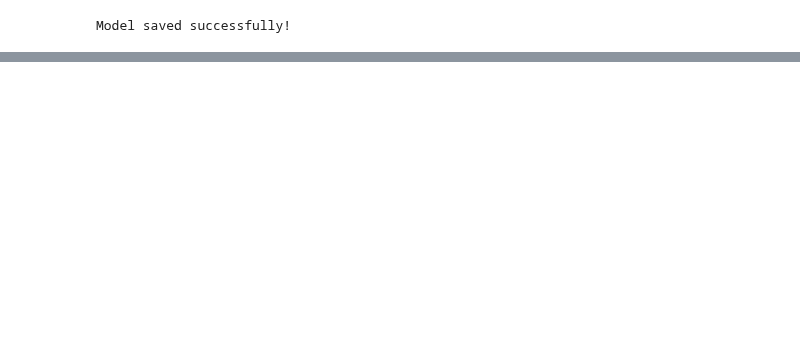
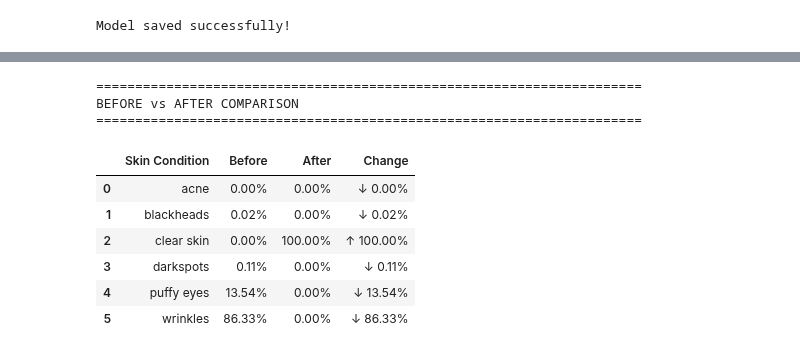
Before and after one commit to springboardmentor443m-coder/AI-Skin-Intelligence-Personalized-Skincare-Planner, a Jupyter notebook: face_analysis.ipynb, the cells around one changed output, grey strips where cells are left out. Saved outputs shown, nothing was run; the diff lists cells and outputs as text; code cells hidden in the pictures; blank space fills up the shorter version.

```diff
--- a/face_analysis.ipynb
+++ b/face_analysis.ipynb
@@ -598,0 +375,9 @@ Weekly Care
+# %%
+print("="*60)
+print("BEFORE IMAGE - PROBABILITY OF ALL CLASSES")
+print("="*60)
+
+for cls, prob in zip(class_names, before_scores):
+    print(f"{cls:<15} : {prob*100:.2f}%")
+
+print("\nPredicted Class :", before_class)
@@ -598,0 +396,9 @@ Weekly Care
+# %%
+print("="*60)
+print("AFTER IMAGE - PROBABILITY OF ALL CLASSES")
+print("="*60)
+
+for cls, prob in zip(class_names, after_scores):
+    print(f"{cls:<15} : {prob*100:.2f}%")
+
+print("\nPredicted Class :", after_class)
@@ -598,0 +417,47 @@ Weekly Care
+# %%
+import pandas as pd
+
+comparison_data = []
+
+for cls, before_prob, after_prob in zip(class_names, before_scores, after_scores):
+
+    before_percent = before_prob * 100
+    after_percent = after_prob * 100
+
+    difference = after_percent - before_percent
+
+    if difference > 0:
+        change = f"↑ {difference:.2f}%"
+    elif difference < 0:
+        change = f"↓ {abs(difference):.2f}%"
+    else:
+        change = "No Change"
+
+    comparison_data.append([
+        cls,
+        f"{before_percent:.2f}%",
+        f"{after_percent:.2f}%",
+        change
+    ])
+
+comparison_df = pd.DataFrame(
+    comparison_data,
+    columns=["Skin Condition", "Before", "After", "Change"]
+)
+
+print("="*70)
+print("BEFORE vs AFTER COMPARISON")
+print("="*70)
+
+display(comparison_df)
+# %% [output]
+======================================================================
+BEFORE vs AFTER COMPARISON
+======================================================================
+|  | Skin Condition | Before | After | Change |
+| 0 | acne | 0.00% | 0.00% | ↓ 0.00% |
+| 1 | blackheads | 0.02% | 0.00% | ↓ 0.02% |
+| 2 | clear skin | 0.00% | 100.00% | ↑ 100.00% |
+| 3 | darkspots | 0.11% | 0.00% | ↓ 0.11% |
+| 4 | puffy eyes | 13.54% | 0.00% | ↓ 13.54% |
+| 5 | wrinkles | 86.33% | 0.00% | ↓ 86.33% |
```
Also changed, not shown: parts of 22 cells of this notebook, 3 other files.
